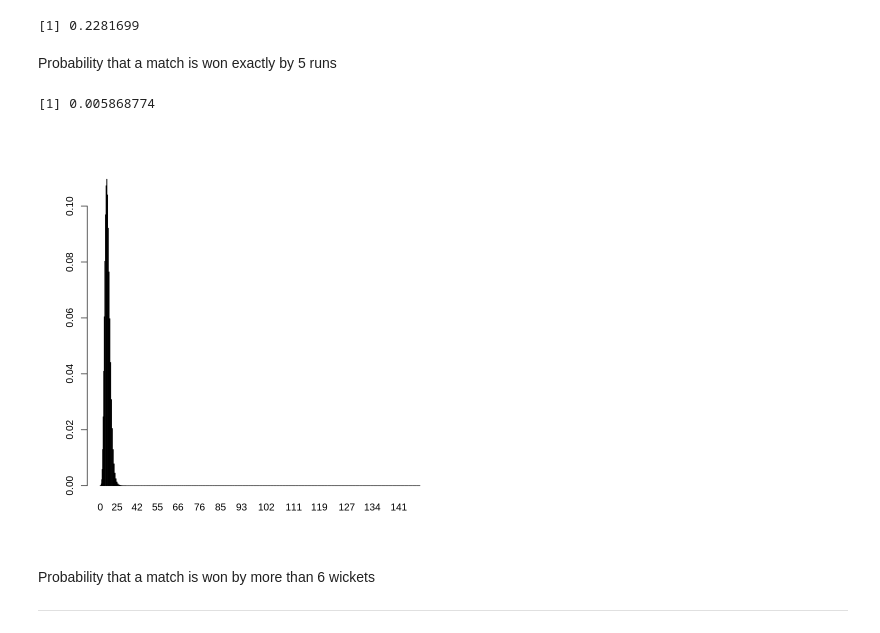
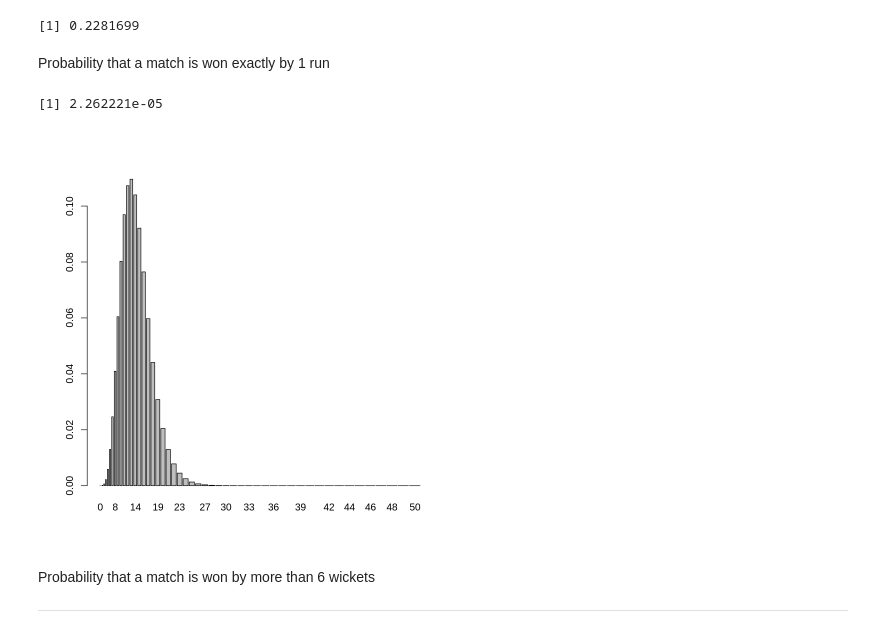
Before and after one commit to Abhishek4848/IPL-Match-Analysis, a Jupyter notebook: IPL_Analysis.ipynb, the cells around one changed output. Drawn from its saved outputs; the diff is of its cells as text; code cells hidden in the pictures.

```diff
--- a/IPL_Analysis.ipynb
+++ b/IPL_Analysis.ipynb
@@ -296,16 +300,16 @@ p
 # %% [output]
 [1] 0.2281699
 # %% [markdown]
-Probability that a match is won exactly by 5 runs
+Probability that a match is won exactly by 1 run
 # %%
-dpois(5,mean_win_runs)
+dpois(1,mean_win_runs)
 # %% [output]
-[1] 0.005868774
+[1] 2.262221e-05
 # %%
-bar = dpois(c(min(df$win_by_runs):max(df$win_by_runs)),mean_win_runs)
-barplot(bar,c(min(df$win_by_runs):max(df$win_by_runs)),names.arg=c(min(df$win_by_runs):max(df$win_by_runs)))
+bar = dpois(c(0:50),mean_win_runs)
+barplot(bar,c(0:50),names.arg=c(0:50))
 # %% [output]
-[figure, old version]
+[figure, new version]
 # %% [markdown]
 Probability that a match is won by more than 6 wickets
 
```
Also changed, not shown: parts of 4 cells of this notebook.
